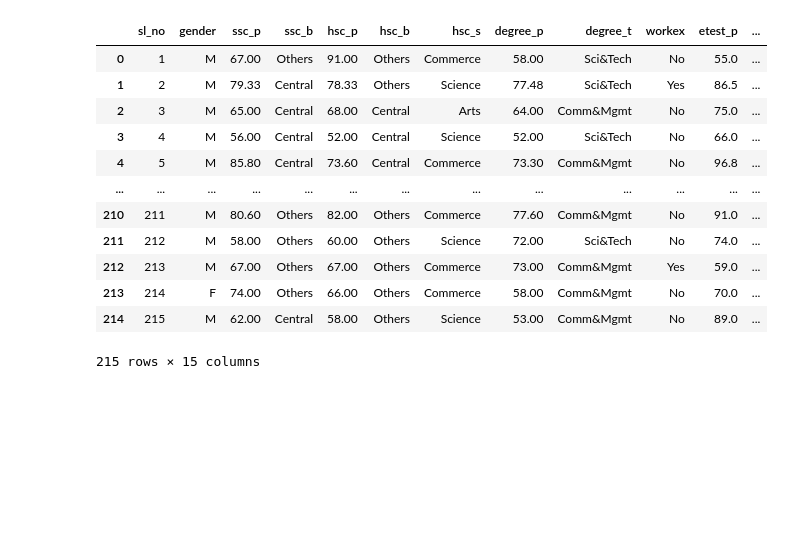
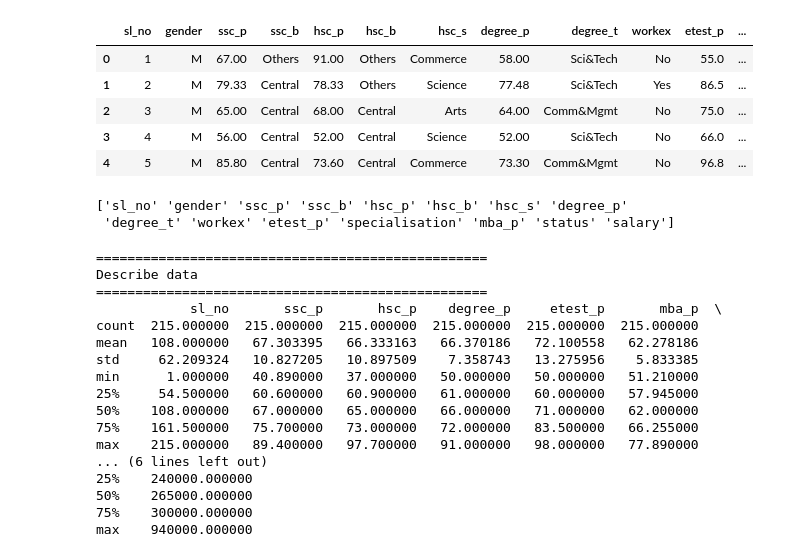
Before and after one commit to Gazuma/data-warehouse, a Jupyter notebook: Lab2.ipynb, the cells around one changed output. Drawn from its saved outputs; the diff is of its cells as text; code cells hidden in the pictures; blank space fills up the shorter version.

```diff
--- a/Lab2.ipynb
+++ b/Lab2.ipynb
@@ -7,18 +7,39 @@ import seaborn as sns
 # %%
 data = pd.read_csv('./Placement.csv')
 # %%
-data
+data.head()
 # %% [output]
 |  | sl_no | gender | ssc_p | ssc_b | hsc_p | hsc_b | hsc_s | degree_p | degree_t | workex | etest_p | ... |
 | 0 | 1 | M | 67.00 | Others | 91.00 | Others | Commerce | 58.00 | Sci&Tech | No | 55.0 | ... |
 | 1 | 2 | M | 79.33 | Central | 78.33 | Others | Science | 77.48 | Sci&Tech | Yes | 86.5 | ... |
 | 2 | 3 | M | 65.00 | Central | 68.00 | Central | Arts | 64.00 | Comm&Mgmt | No | 75.0 | ... |
 | 3 | 4 | M | 56.00 | Central | 52.00 | Central | Science | 52.00 | Sci&Tech | No | 66.0 | ... |
 | 4 | 5 | M | 85.80 | Central | 73.60 | Central | Commerce | 73.30 | Comm&Mgmt | No | 96.8 | ... |
-| ... | ... | ... | ... | ... | ... | ... | ... | ... | ... | ... | ... | ... |
-| 210 | 211 | M | 80.60 | Others | 82.00 | Others | Commerce | 77.60 | Comm&Mgmt | No | 91.0 | ... |
-| 211 | 212 | M | 58.00 | Others | 60.00 | Others | Science | 72.00 | Sci&Tech | No | 74.0 | ... |
-| 212 | 213 | M | 67.00 | Others | 67.00 | Others | Commerce | 73.00 | Comm&Mgmt | Yes | 59.0 | ... |
-| 213 | 214 | F | 74.00 | Others | 66.00 | Others | Commerce | 58.00 | Comm&Mgmt | No | 70.0 | ... |
-| 214 | 215 | M | 62.00 | Central | 58.00 | Others | Science | 53.00 | Comm&Mgmt | No | 89.0 | ... |
-215 rows × 15 columns
+# %%
+print(data.columns.values)
+# %% [output]
+['sl_no' 'gender' 'ssc_p' 'ssc_b' 'hsc_p' 'hsc_b' 'hsc_s' 'degree_p'
+ 'degree_t' 'workex' 'etest_p' 'specialisation' 'mba_p' 'status' 'salary']
+# %%
+print('='*50)
+print('Describe data')
+print('='*50)
+print(data.describe())
+# %% [output]
+==================================================
+Describe data
+==================================================
+            sl_no       ssc_p       hsc_p    degree_p     etest_p       mba_p  \
+count  215.000000  215.000000  215.000000  215.000000  215.000000  215.000000
+mean   108.000000   67.303395   66.333163   66.370186   72.100558   62.278186
+std     62.209324   10.827205   10.897509    7.358743   13.275956    5.833385
+min      1.000000   40.890000   37.000000   50.000000   50.000000   51.210000
+25%     54.500000   60.600000   60.900000   61.000000   60.000000   57.945000
+50%    108.000000   67.000000   65.000000   66.000000   71.000000   62.000000
+75%    161.500000   75.700000   73.000000   72.000000   83.500000   66.255000
+max    215.000000   89.400000   97.700000   91.000000   98.000000   77.890000
+... (6 lines left out)
+25%    240000.000000
+50%    265000.000000
+75%    300000.000000
+max    940000.000000
```
Also changed, not shown: parts of 20 cells of this notebook.
